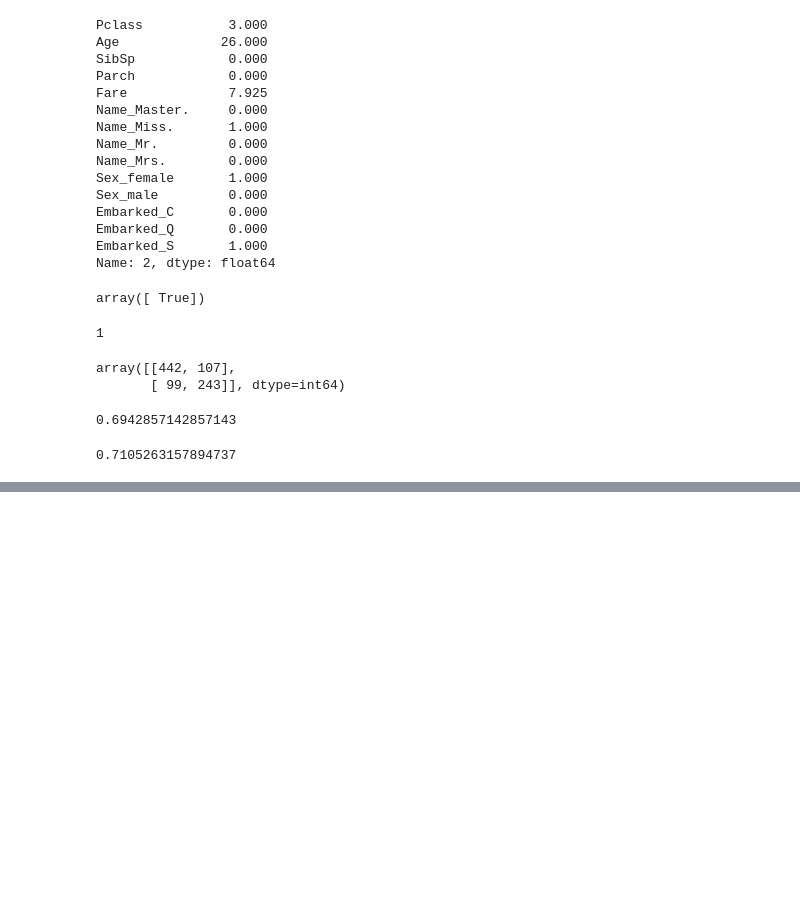
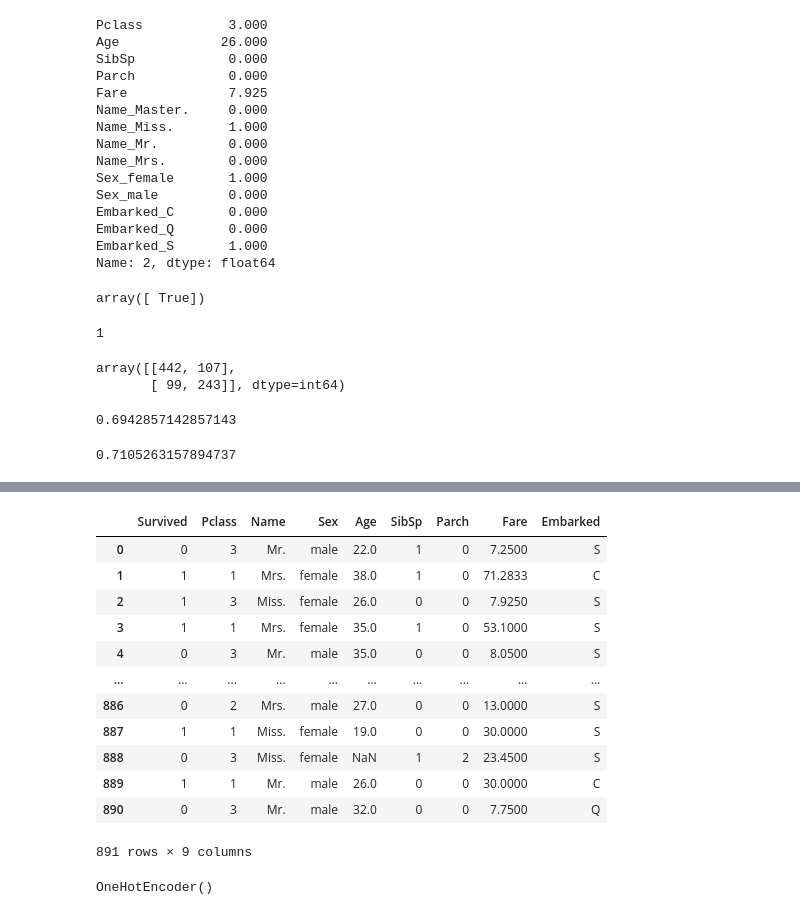
Before and after one commit to hoipranav/ML-Projects, a Jupyter notebook: Titanic Survival Prediction/Model_built.ipynb, the cells around one changed output, grey strips where cells are left out. Drawn from its saved outputs; the diff is of its cells as text; code cells hidden in the pictures; blank space fills up the shorter version.

```diff
--- a/Titanic Survival Prediction/Model_built.ipynb
+++ b/Titanic Survival Prediction/Model_built.ipynb
@@ -326,0 +397,22 @@ recall_score(train_labels, train_pred)
+# %%
+titanic_set = load_titanic_data()
+# %%
+titanic_set["Name"] = name_list
+# %%
+titanic_set.drop(columns=["PassengerId", "Ticket", "Cabin"], axis=1, inplace=True)
+# %%
+titanic_set
+# %% [output]
+|  | Survived | Pclass | Name | Sex | Age | SibSp | Parch | Fare | Embarked |
+| 0 | 0 | 3 | Mr. | male | 22.0 | 1 | 0 | 7.2500 | S |
+| 1 | 1 | 1 | Mrs. | female | 38.0 | 1 | 0 | 71.2833 | C |
+| 2 | 1 | 3 | Miss. | female | 26.0 | 0 | 0 | 7.9250 | S |
+| 3 | 1 | 1 | Mrs. | female | 35.0 | 1 | 0 | 53.1000 | S |
+| 4 | 0 | 3 | Mr. | male | 35.0 | 0 | 0 | 8.0500 | S |
+| ... | ... | ... | ... | ... | ... | ... | ... | ... | ... |
+| 886 | 0 | 2 | Mrs. | male | 27.0 | 0 | 0 | 13.0000 | S |
+| 887 | 1 | 1 | Miss. | female | 19.0 | 0 | 0 | 30.0000 | S |
+| 888 | 0 | 3 | Miss. | female | NaN | 1 | 2 | 23.4500 | S |
+| 889 | 1 | 1 | Mr. | male | 26.0 | 0 | 0 | 30.0000 | C |
+| 890 | 0 | 3 | Mr. | male | 32.0 | 0 | 0 | 7.7500 | Q |
+891 rows × 9 columns
@@ -326,0 +425,4 @@ recall_score(train_labels, train_pred)
+# %%
+one_hot.fit(titanic_cat)
+# %% [output]
+OneHotEncoder()
```
Also changed, not shown: parts of 21 cells of this notebook.
